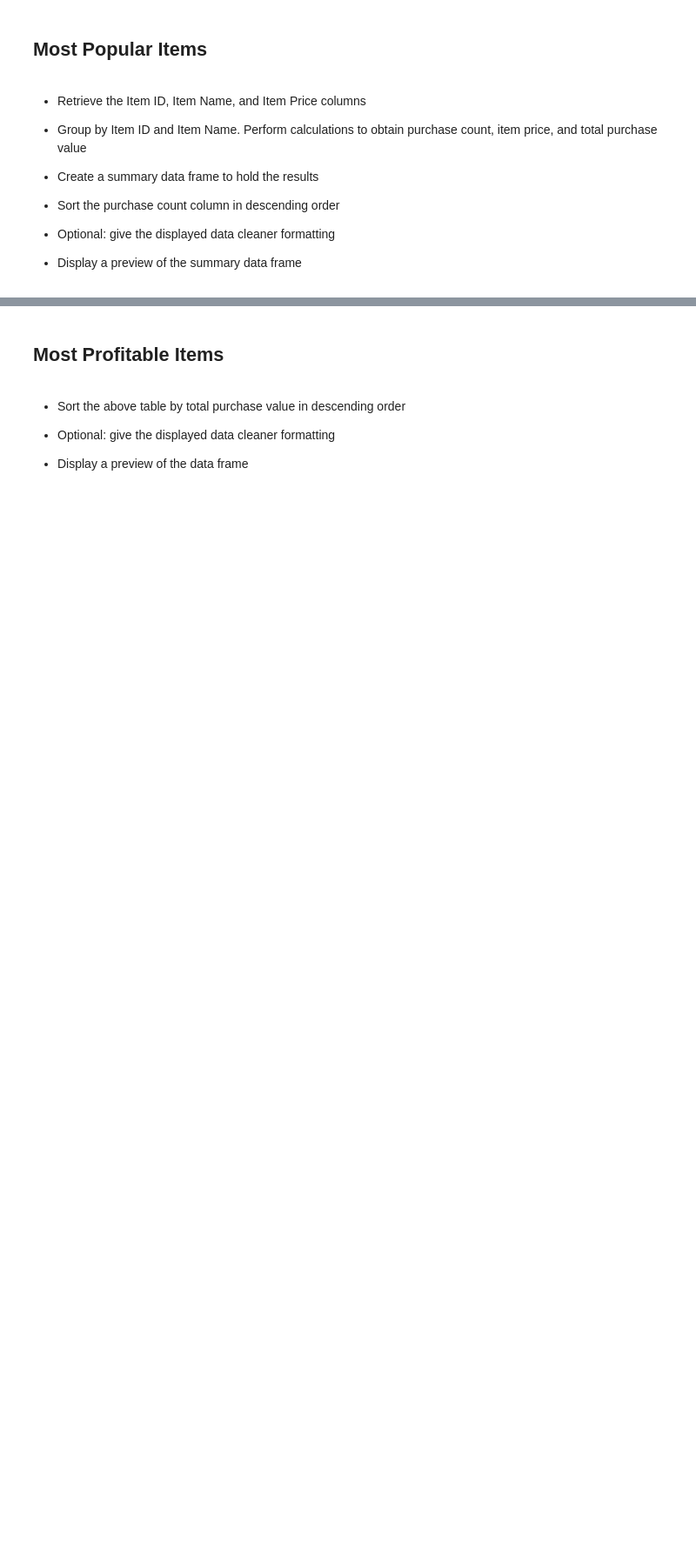
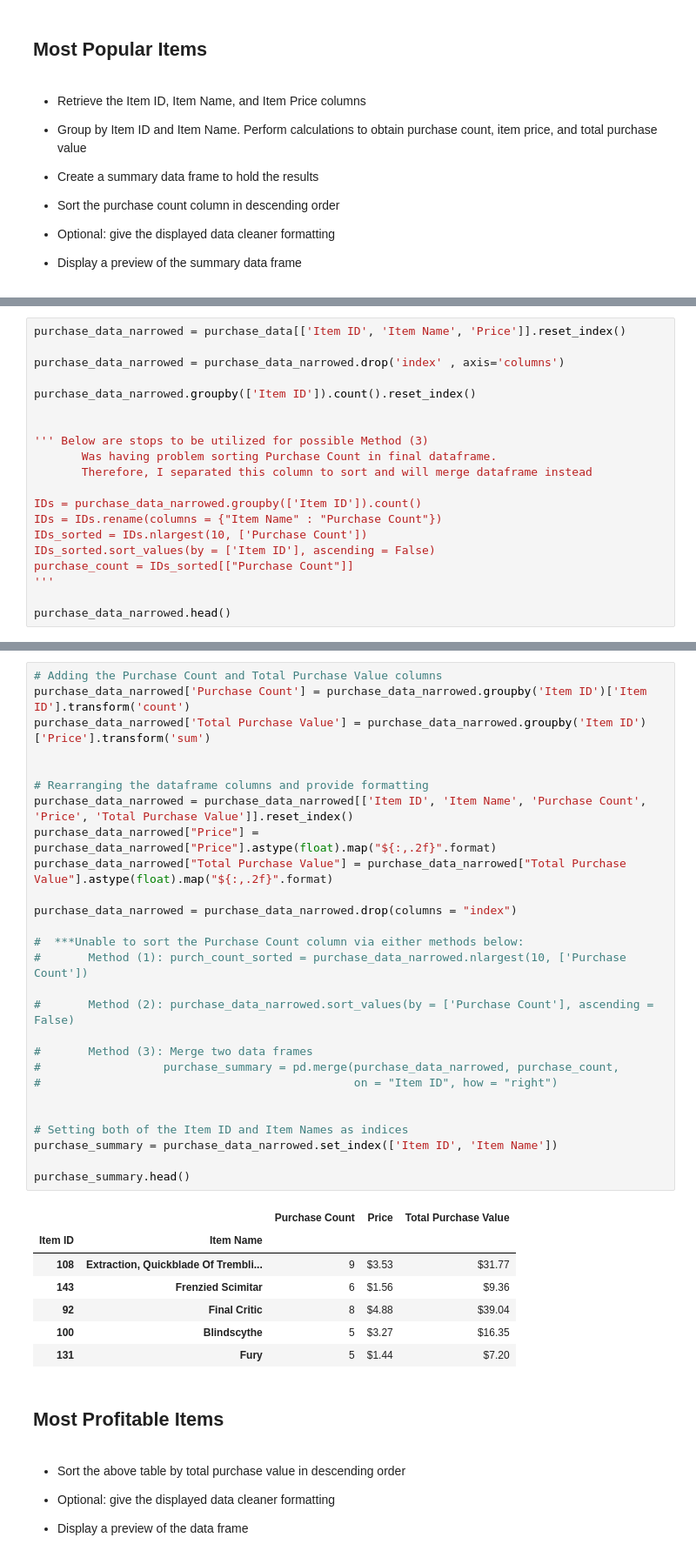
Before and after one commit to SWL-DEV/UCI-Data-Analystics-HW, a Jupyter notebook: pandas-challenge/HeroesOfPymoli/HeroesOfPymoli_starter.ipynb, the cells around one changed output, grey strips where cells are left out. Shown: that part at 87% size. Drawn from its saved outputs; the diff is of its cells as text; blank space fills up the shorter version.

Commit message:
Most Popular Items work in progress

```diff
--- a/pandas-challenge/HeroesOfPymoli/HeroesOfPymoli_starter.ipynb
+++ b/pandas-challenge/HeroesOfPymoli/HeroesOfPymoli_starter.ipynb
@@ -338,0 +317,20 @@ TypeError: 'DataFrame' object is not callable
+# %%
+purchase_data_narrowed = purchase_data[['Item ID', 'Item Name', 'Price']].reset_index()
+
+purchase_data_narrowed = purchase_data_narrowed.drop('index' , axis='columns')
+
+purchase_data_narrowed.groupby(['Item ID']).count().reset_index()
+
+
+''' Below are stops to be utilized for possible Method (3)
+       Was having problem sorting Purchase Count in final dataframe.
+       Therefore, I separated this column to sort and will merge dataframe instead
+
+IDs = purchase_data_narrowed.groupby(['Item ID']).count()
+IDs = IDs.rename(columns = {"Item Name" : "Purchase Count"})
+IDs_sorted = IDs.nlargest(10, ['Purchase Count'])
+IDs_sorted.sort_values(by = ['Item ID'], ascending = False)
+purchase_count = IDs_sorted[["Purchase Count"]]
+'''
+
+purchase_data_narrowed.head()
@@ -339,3 +344,38 @@ TypeError: 'DataFrame' object is not callable
+# %%
+# Adding the Purchase Count and Total Purchase Value columns
+purchase_data_narrowed['Purchase Count'] = purchase_data_narrowed.groupby('Item ID')['Item ID'].transform('count')
+purchase_data_narrowed['Total Purchase Value'] = purchase_data_narrowed.groupby('Item ID')['Price'].transform('sum')
+
+
+# Rearranging the dataframe columns and provide formatting
+purchase_data_narrowed = purchase_data_narrowed[['Item ID', 'Item Name', 'Purchase Count', 'Price', 'Total Purchase Value']].reset_index()
+purchase_data_narrowed["Price"] = purchase_data_narrowed["Price"].astype(float).map("${:,.2f}".format)
+purchase_data_narrowed["Total Purchase Value"] = purchase_data_narrowed["Total Purchase Value"].astype(float).map("${:,.2f}".format)
+
+purchase_data_narrowed = purchase_data_narrowed.drop(columns = "index")
+
+#  ***Unable to sort the Purchase Count column via either methods below:
+#       Method (1): purch_count_sorted = purchase_data_narrowed.nlargest(10, ['Purchase Count'])
+
+#       Method (2): purchase_data_narrowed.sort_values(by = ['Purchase Count'], ascending = False)
+
+#       Method (3): Merge two data frames
+#                  purchase_summary = pd.merge(purchase_data_narrowed, purchase_count,
+#                                              on = "Item ID", how = "right")
+
+
+# Setting both of the Item ID and Item Names as indices
+purchase_summary = purchase_data_narrowed.set_index(['Item ID', 'Item Name'])
+
+purchase_summary.head()
+# %% [output]
+|  |  | Purchase Count | Price | Total Purchase Value |
+| Item ID | Item Name |  |  |  |
+| 108 | Extraction, Quickblade Of Trembli... | 9 | $3.53 | $31.77 |
+| 143 | Frenzied Scimitar | 6 | $1.56 | $9.36 |
+| 92 | Final Critic | 8 | $4.88 | $39.04 |
+| 100 | Blindscythe | 5 | $3.27 | $16.35 |
+| 131 | Fury | 5 | $1.44 | $7.20 |
 # %% [markdown]
 ## Most Profitable Items
 # %% [markdown]
```
Also changed, not shown: parts of 7 cells of this notebook.
